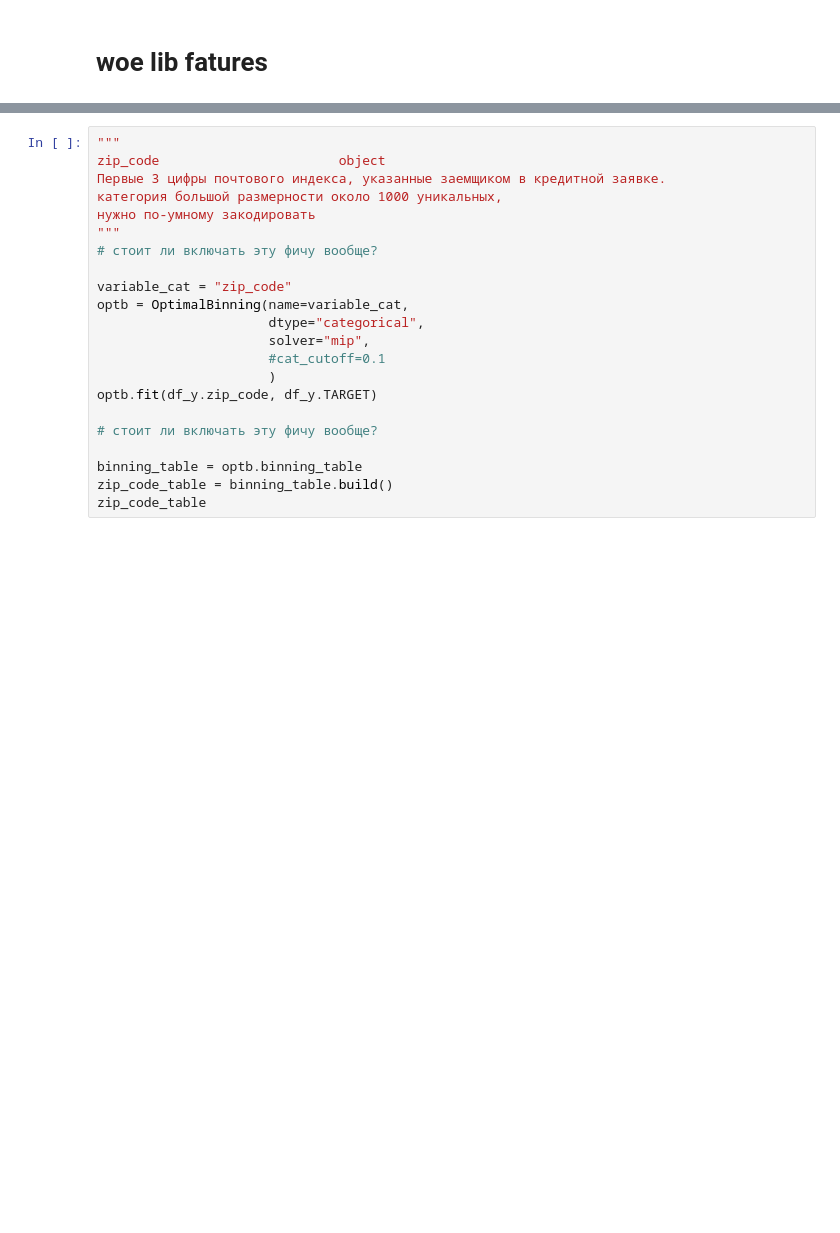
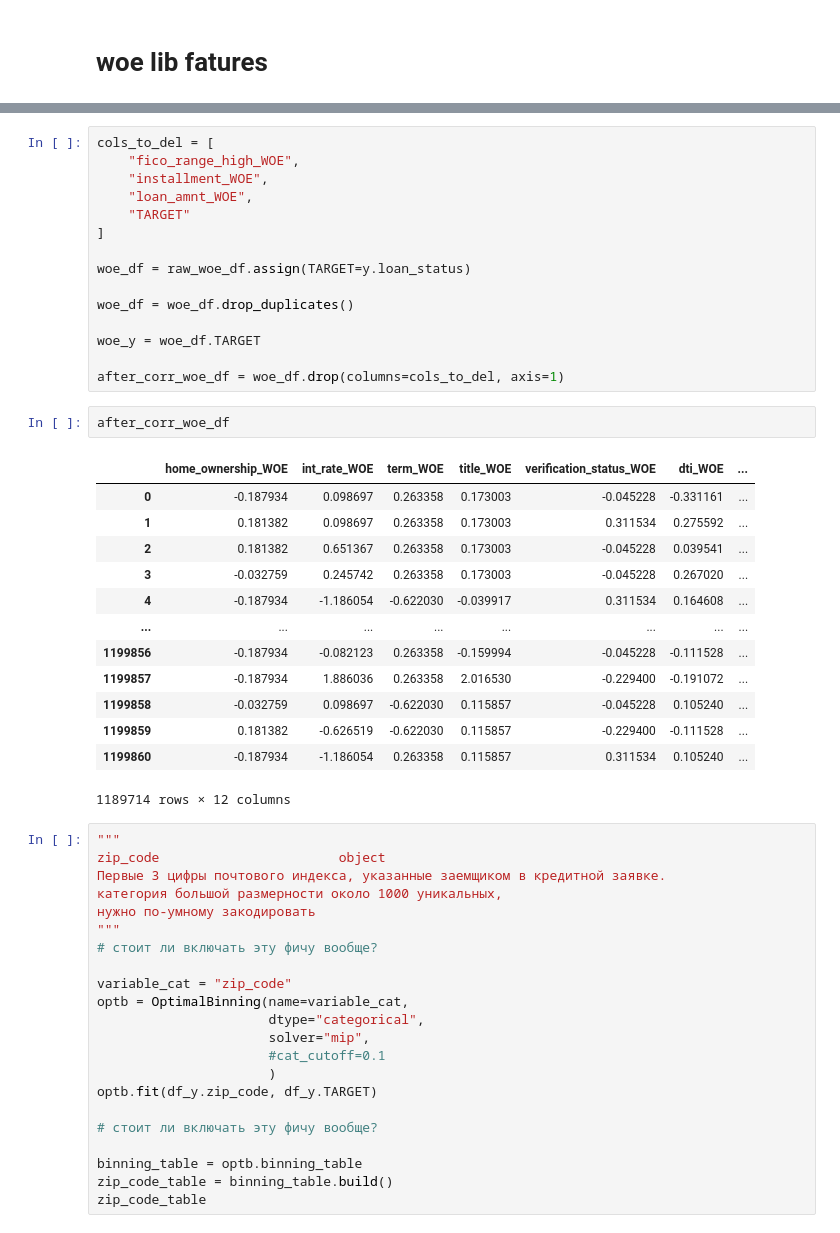
Before and after one commit to vladislavlisin/cft, a Jupyter notebook: cft.ipynb, the cells around one changed output, grey strips where cells are left out. Saved outputs shown, nothing was run; the diff lists cells and outputs as text; blank space fills up the shorter version.

```diff
--- a/cft.ipynb
+++ b/cft.ipynb
@@ -1318,3 +1327,34 @@ woe_df
+# %%
+cols_to_del = [
+    "fico_range_high_WOE",
+    "installment_WOE",
+    "loan_amnt_WOE",
+    "TARGET"
+]
+
+woe_df = raw_woe_df.assign(TARGET=y.loan_status)
+
+woe_df = woe_df.drop_duplicates()
+
+woe_y = woe_df.TARGET
+
+after_corr_woe_df = woe_df.drop(columns=cols_to_del, axis=1)
+# %%
+after_corr_woe_df
+# %% [output]
+|  | home_ownership_WOE | int_rate_WOE | term_WOE | title_WOE | verification_status_WOE | dti_WOE | ... |
+| 0 | -0.187934 | 0.098697 | 0.263358 | 0.173003 | -0.045228 | -0.331161 | ... |
+| 1 | 0.181382 | 0.098697 | 0.263358 | 0.173003 | 0.311534 | 0.275592 | ... |
+| 2 | 0.181382 | 0.651367 | 0.263358 | 0.173003 | -0.045228 | 0.039541 | ... |
+| 3 | -0.032759 | 0.245742 | 0.263358 | 0.173003 | -0.045228 | 0.267020 | ... |
+| 4 | -0.187934 | -1.186054 | -0.622030 | -0.039917 | 0.311534 | 0.164608 | ... |
+| ... | ... | ... | ... | ... | ... | ... | ... |
+| 1199856 | -0.187934 | -0.082123 | 0.263358 | -0.159994 | -0.045228 | -0.111528 | ... |
+| 1199857 | -0.187934 | 1.886036 | 0.263358 | 2.016530 | -0.229400 | -0.191072 | ... |
+| 1199858 | -0.032759 | 0.098697 | -0.622030 | 0.115857 | -0.045228 | 0.105240 | ... |
+| 1199859 | 0.181382 | -0.626519 | -0.622030 | 0.115857 | -0.229400 | -0.111528 | ... |
+| 1199860 | -0.187934 | -1.186054 | 0.263358 | 0.115857 | 0.311534 | 0.105240 | ... |
+1189714 rows × 12 columns
 # %%
 """
 zip_code                       object
```
Also changed, not shown: parts of 34 cells of this notebook.
